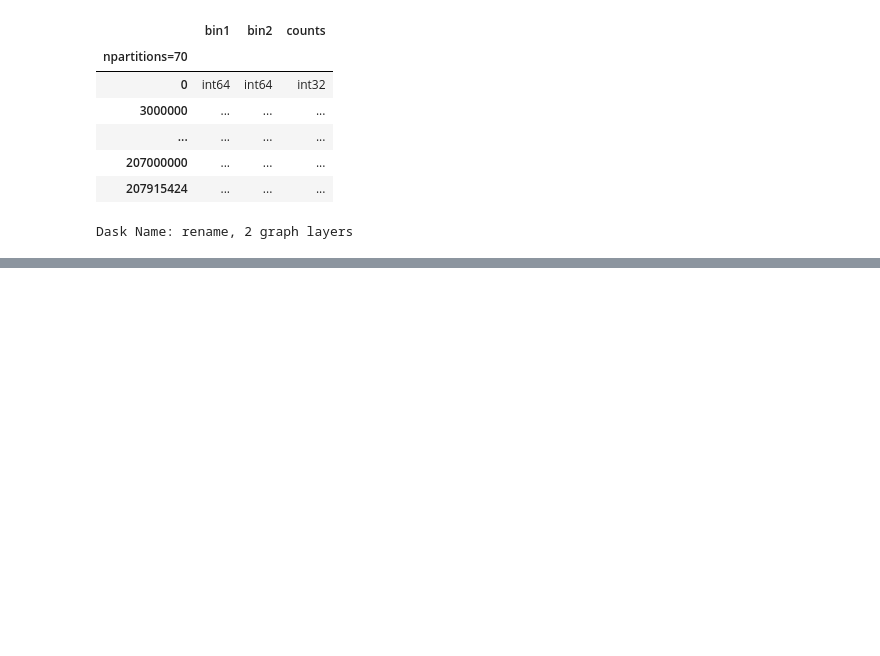
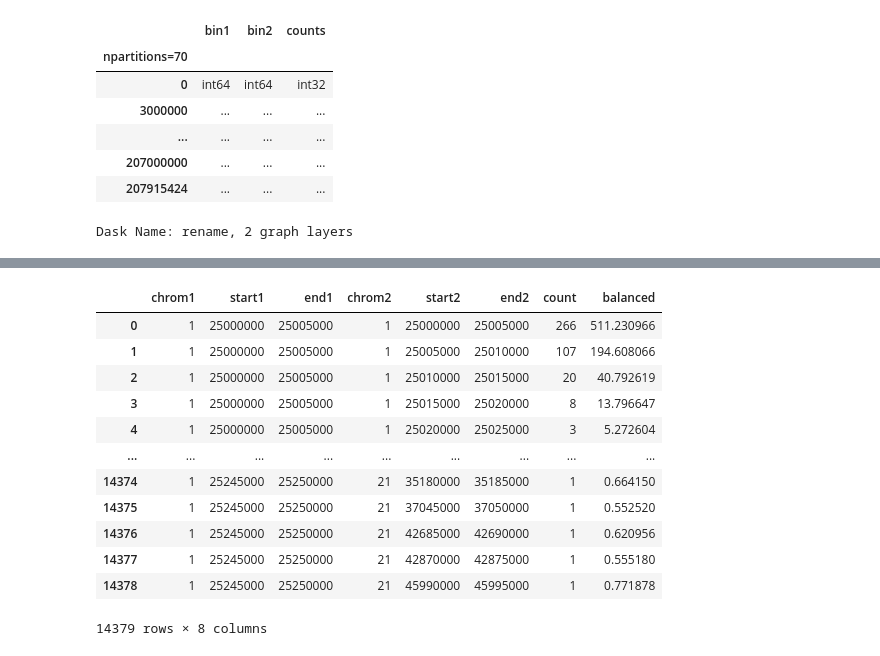
Before and after one commit to Nuwah12/3C-Methods, a Jupyter notebook: Normalization/vc_norm.ipynb, the cells around one changed output, grey strips where cells are left out. Cells and saved outputs as stored; diff of their text form; code cells hidden in the pictures; blank space fills up the shorter version.

```diff
--- a/Normalization/vc_norm.ipynb
+++ b/Normalization/vc_norm.ipynb
@@ -150,0 +109,16 @@ clr.bins()[5000:5010]
+# %%
+clr.matrix(balance='test_weights', divisive_weights=True, join=True, as_pixels=True)[5000:5050]
+# %% [output]
+|  | chrom1 | start1 | end1 | chrom2 | start2 | end2 | count | balanced |
+| 0 | 1 | 25000000 | 25005000 | 1 | 25000000 | 25005000 | 266 | 511.230966 |
+| 1 | 1 | 25000000 | 25005000 | 1 | 25005000 | 25010000 | 107 | 194.608066 |
+| 2 | 1 | 25000000 | 25005000 | 1 | 25010000 | 25015000 | 20 | 40.792619 |
+| 3 | 1 | 25000000 | 25005000 | 1 | 25015000 | 25020000 | 8 | 13.796647 |
+| 4 | 1 | 25000000 | 25005000 | 1 | 25020000 | 25025000 | 3 | 5.272604 |
+| ... | ... | ... | ... | ... | ... | ... | ... | ... |
+| 14374 | 1 | 25245000 | 25250000 | 21 | 35180000 | 35185000 | 1 | 0.664150 |
+| 14375 | 1 | 25245000 | 25250000 | 21 | 37045000 | 37050000 | 1 | 0.552520 |
+| 14376 | 1 | 25245000 | 25250000 | 21 | 42685000 | 42690000 | 1 | 0.620956 |
+| 14377 | 1 | 25245000 | 25250000 | 21 | 42870000 | 42875000 | 1 | 0.555180 |
+| 14378 | 1 | 25245000 | 25250000 | 21 | 45990000 | 45995000 | 1 | 0.771878 |
+14379 rows × 8 columns
```
Also changed, not shown: parts of 25 cells of this notebook, 2 other files.
